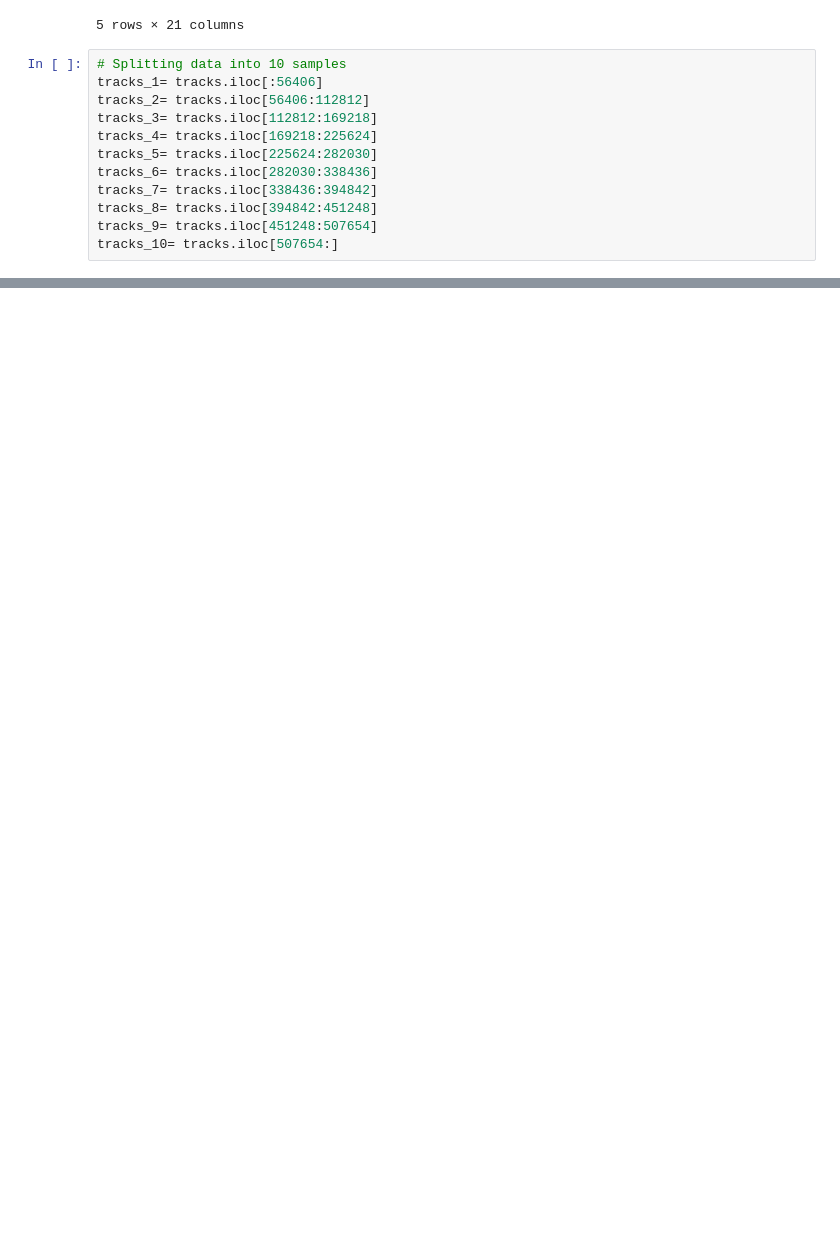
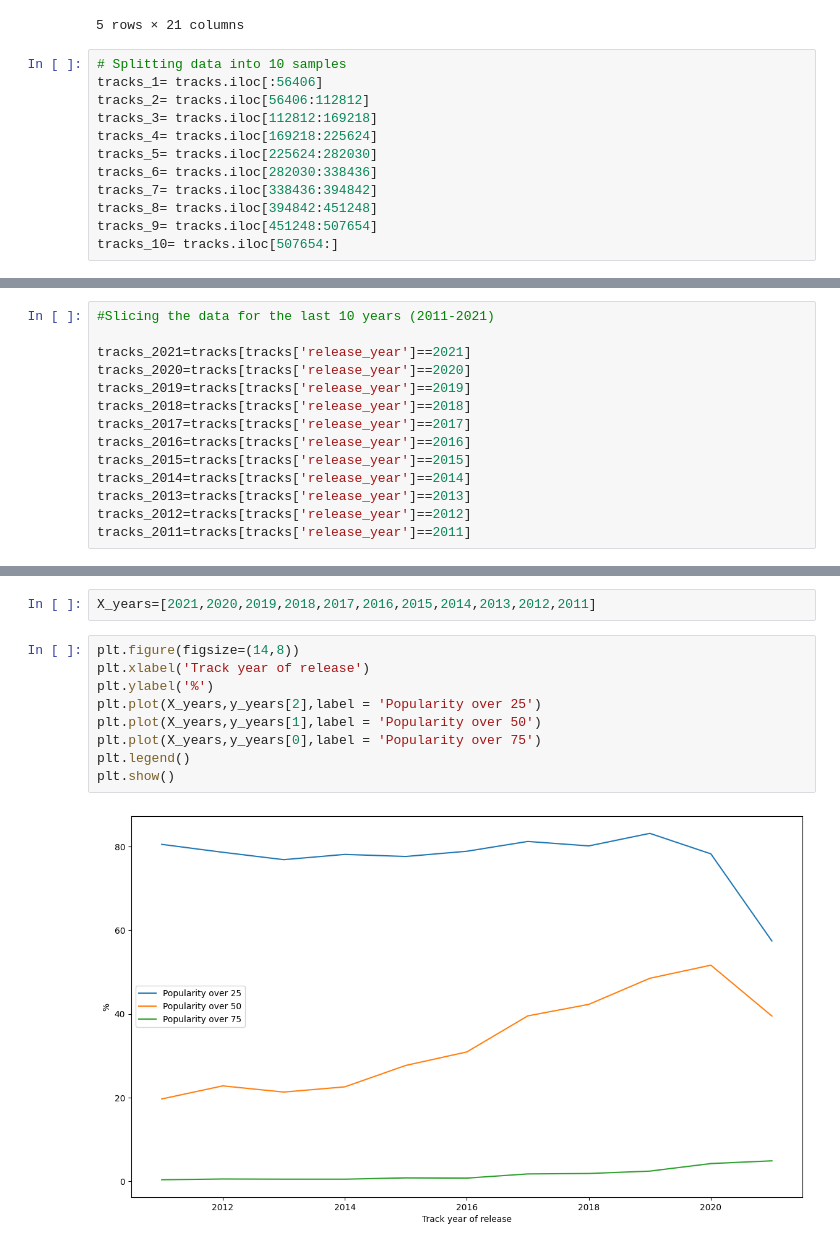
Before and after one commit to dmassonfr/Spotify_hit_predictor, a Jupyter notebook: notebooks/Exploratoy analysis of target.ipynb, the cells around one changed output, grey strips where cells are left out. Cells and saved outputs as stored; diff of their text form; blank space fills up the shorter version.

```diff
--- a/notebooks/Exploratoy analysis of target.ipynb
+++ b/notebooks/Exploratoy analysis of target.ipynb
@@ -94,0 +195,14 @@ print(f' Percentage of popular tracks in 10th sample: {float(len(tracks_10[track
+# %%
+#Slicing the data for the last 10 years (2011-2021)
+
+tracks_2021=tracks[tracks['release_year']==2021]
+tracks_2020=tracks[tracks['release_year']==2020]
+tracks_2019=tracks[tracks['release_year']==2019]
+tracks_2018=tracks[tracks['release_year']==2018]
+tracks_2017=tracks[tracks['release_year']==2017]
+tracks_2016=tracks[tracks['release_year']==2016]
+tracks_2015=tracks[tracks['release_year']==2015]
+tracks_2014=tracks[tracks['release_year']==2014]
+tracks_2013=tracks[tracks['release_year']==2013]
+tracks_2012=tracks[tracks['release_year']==2012]
+tracks_2011=tracks[tracks['release_year']==2011]
@@ -94,0 +245,13 @@ print(f' Percentage of popular tracks in 10th sample: {float(len(tracks_10[track
+# %%
+X_years=[2021,2020,2019,2018,2017,2016,2015,2014,2013,2012,2011]
+# %%
+plt.figure(figsize=(14,8))
+plt.xlabel('Track year of release')
+plt.ylabel('%')
+plt.plot(X_years,y_years[2],label = 'Popularity over 25')
+plt.plot(X_years,y_years[1],label = 'Popularity over 50')
+plt.plot(X_years,y_years[0],label = 'Popularity over 75')
+plt.legend()
+plt.show()
+# %% [output]
+[figure, added]
```
Also changed, not shown: parts of 12 cells of this notebook.
